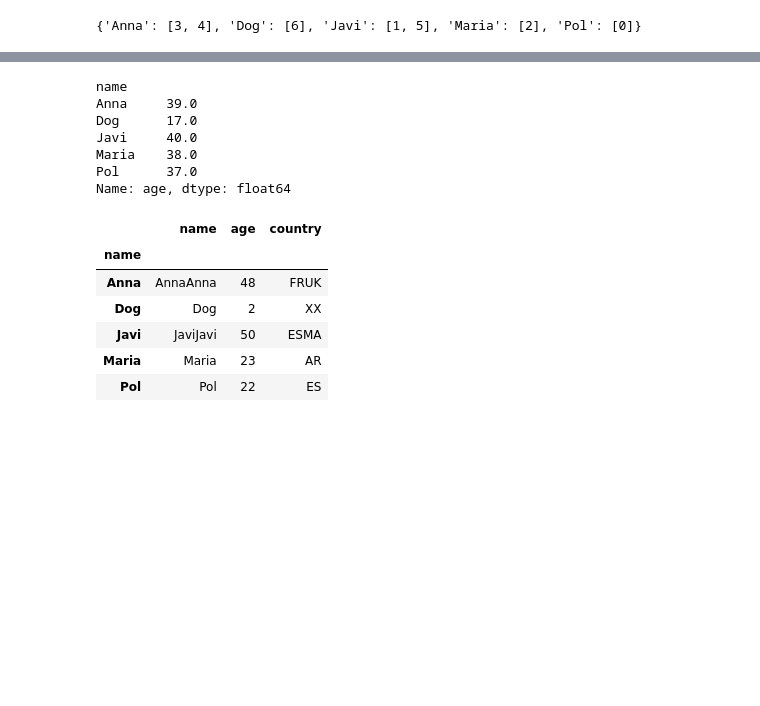
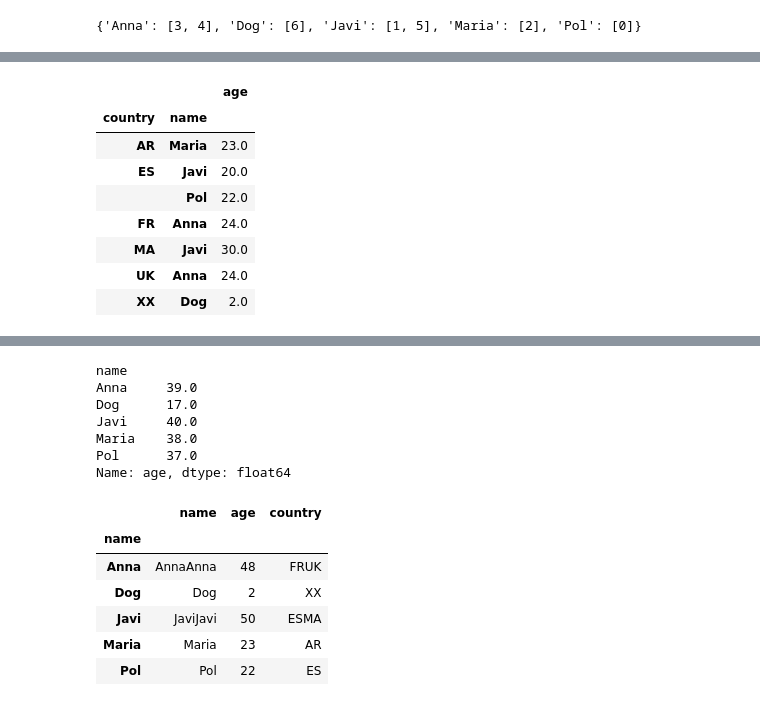
Before and after one commit to raafat-hantoush/IH_RH_DA_FT_MAY_2022, a Jupyter notebook: Class_Materials/Pandas/RH_Pandas_Data_Frame_General-3.ipynb, the cells around one changed output, grey strips where cells are left out. Drawn from its saved outputs; the diff is of its cells as text; code cells hidden in the pictures; blank space fills up the shorter version.

```diff
--- a/Class_Materials/Pandas/RH_Pandas_Data_Frame_General-3.ipynb
+++ b/Class_Materials/Pandas/RH_Pandas_Data_Frame_General-3.ipynb
@@ -34,3 +49,15 @@ people_df.groupby("name").groups
+# %%
+people_df.groupby(["country","name"]).mean()
+# %% [output]
+|  |  | age |
+| country | name |  |
+| AR | Maria | 23.0 |
+| ES | Javi | 20.0 |
+|  | Pol | 22.0 |
+| FR | Anna | 24.0 |
+| MA | Javi | 30.0 |
+| UK | Anna | 24.0 |
+| XX | Dog | 2.0 |
 # %%
 def groups_avg(grps):
     return grps.mean() + 15
```
Also changed, not shown: parts of 9 cells of this notebook.
